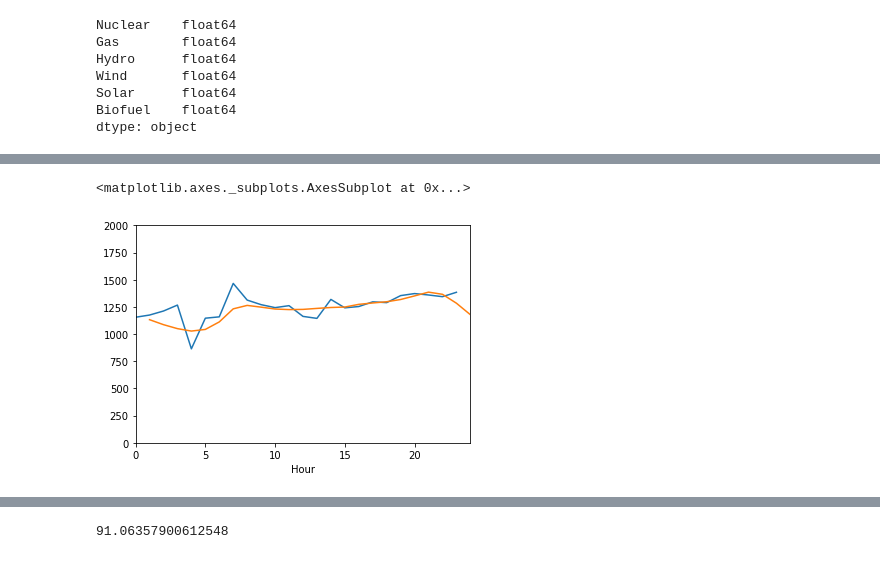
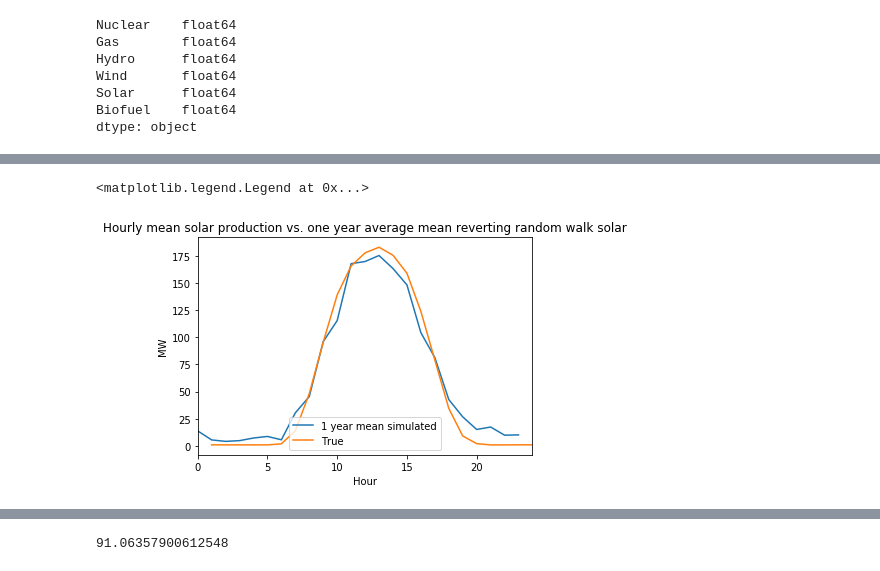
Before and after one commit to DuncanMays/CapstoneModelBeta, a Jupyter notebook: Data/DataCrunching.ipynb, the cells around one changed output, grey strips where cells are left out. Drawn from its saved outputs; the diff is of its cells as text; code cells hidden in the pictures.

```diff
--- a/Data/DataCrunching.ipynb
+++ b/Data/DataCrunching.ipynb
@@ -210,18 +229,21 @@ def meanwalk(series,integer):
         #Calculates the normalized distance between output and the next mean value.
         if delta > 0: #If the output is less than the mean value.
             if np.random.random_sample() > delta:
-                value[i+1] = max(value[i] + np.random.normal(loc=0,scale=delta*std+.1),0)
+                value[i+1] = max(value[i] + np.random.normal(loc=0,scale=delta*std/2),0)
             else:
-                value[i+1] = max(value[i] + np.random.normal(loc=delta*std/2,scale=delta*std+.1),0)
+                value[i+1] = max(value[i] + np.random.normal(loc=delta*std/2,scale=delta*std/2),0)
         else: #If the output is more than the mean value.
             if np.random.random_sample() > -delta:
-                value[i+1] = max(value[i] + np.random.normal(loc=0,scale=-delta*std+.1),0)
+                value[i+1] = max(value[i] + np.random.normal(loc=0,scale=-delta*std/2),0)
             else:
-                value[i+1] = max(value[i] + np.random.normal(loc=delta*std/2,scale=-delta*std+.1),0)
+                value[i+1] = max(value[i] + np.random.normal(loc=delta*std/2,scale=-delta*std/2),0)
     return value
 # %%
 #Generates a single days worth of simulated data.
-randomsolar = meanwalk(hourmeans['Nuclear'],24)
+randomsolar = meanwalk(hourmeans['Solar'],24)
 pd.Series(randomsolar).plot()
-hourmeans['Nuclear'].plot(ylim=[0,11000])
+daysolar.plot()
+plt.ylabel('MW')
+plt.title('06/05/2018 Solar Production vs. mean reverting random walk solar')
+plt.legend(['Simulated','06/05/2018'])
 # %% [output]
@@ -230,12 +252,15 @@ hourmeans['Nuclear'].plot(ylim=[0,11000])
 # %%
 mean = np.array(randomsolar)
-for i in range(7):
-    mean = (mean+meanwalk(hourmeans['Wind'],24))/(2)
+for i in range(365):
+    mean = (mean+meanwalk(hourmeans['Solar'],24))/(2)
 pd.Series(mean).plot()
-hourmeans['Wind'].plot(ylim=[0,2000])
+hourmeans['Solar'].plot()
+plt.ylabel('MW')
+plt.title('Hourly mean solar production vs. one year average mean reverting random walk solar')
+plt.legend(['1 year mean simulated','True'])
 # %% [output]
-<matplotlib.axes._subplots.AxesSubplot at 0x...>
+<matplotlib.legend.Legend at 0x...>
-[figure, old version]
+[figure, new version]
 # %%
 '''This is an alternative formulation of the previous method using uniform distributions where I used normal distributions previously'''
 def meanwalk2(series,integer):
```
Also changed, not shown: parts of 3 cells of this notebook, 1 other file.
